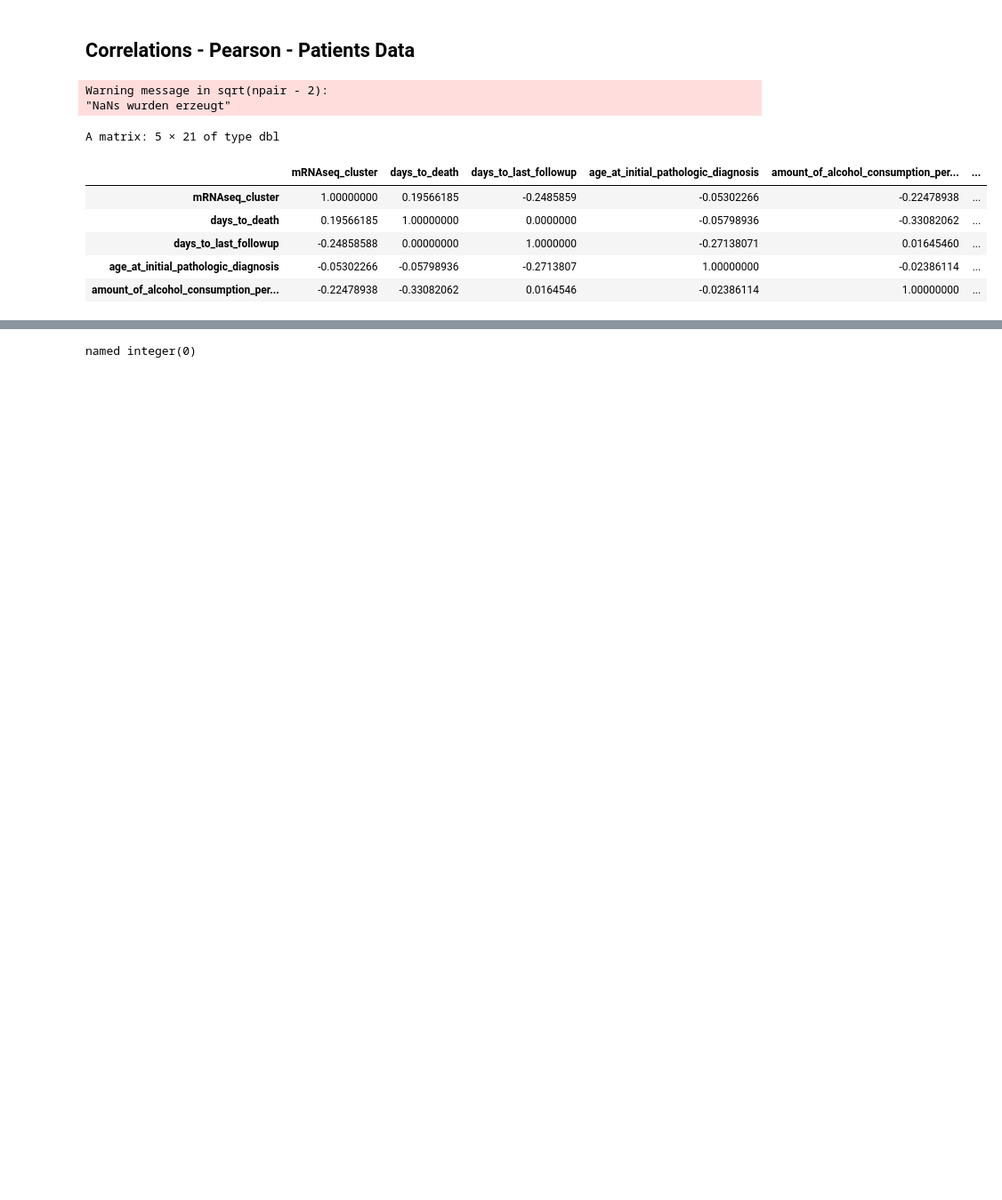
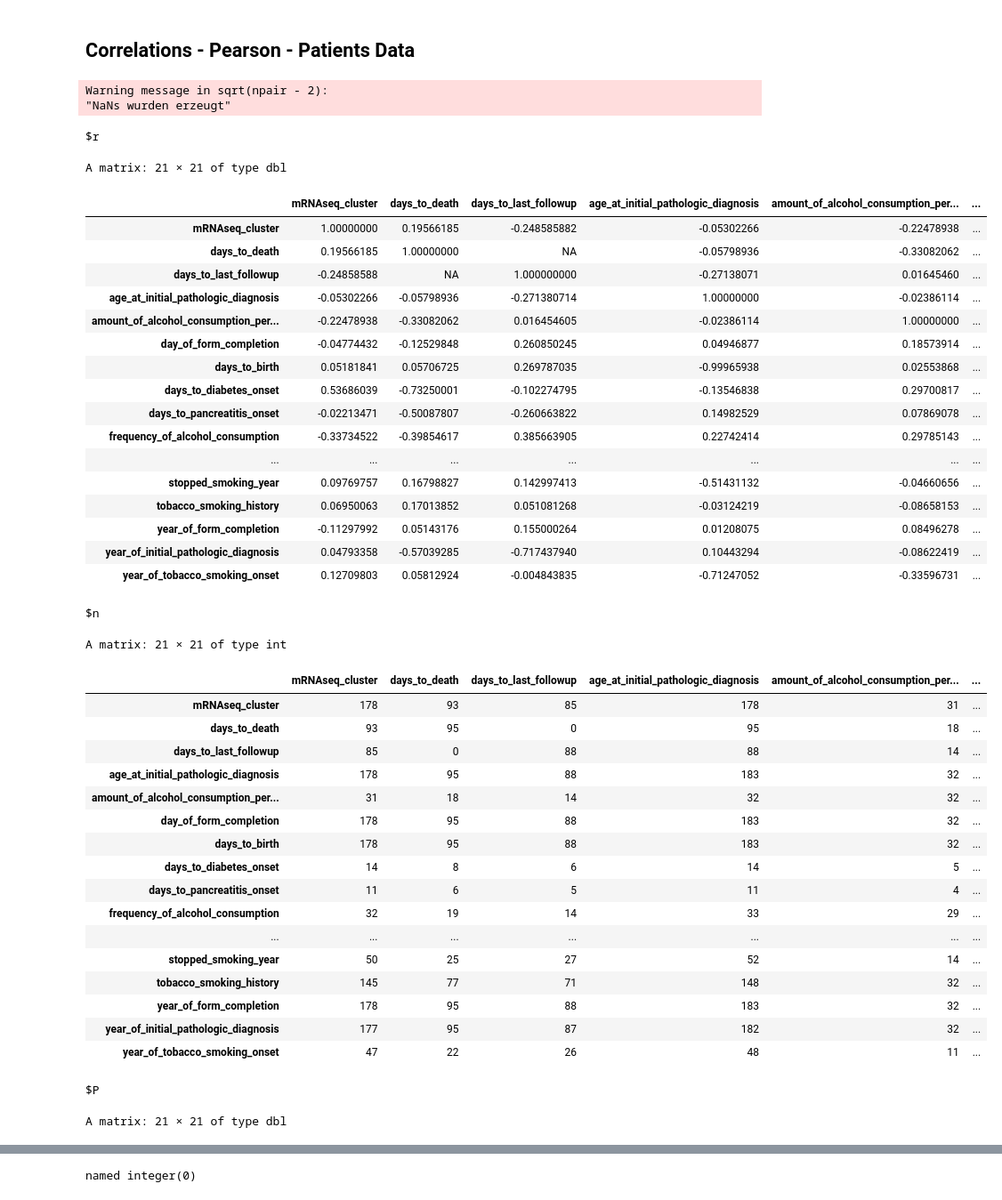
Before and after one commit to markmartorilopez/BigDataAnalytics_R, a Jupyter notebook: BigDataAnalytics_Project2021.ipynb, the cells around one changed output, grey strips where cells are left out. Shown at 89% size. Saved outputs shown, nothing was run; the diff lists cells and outputs as text; code cells hidden in the pictures; blank space fills up the shorter version.

Commit message:
update commentary and correlation plot

```diff
--- a/BigDataAnalytics_Project2021.ipynb
+++ b/BigDataAnalytics_Project2021.ipynb
@@ -313,18 +321,51 @@ Warning message:
 # %%
 corrPatient <- rcorr(as.matrix(df_patient_num))
 
-#corrPatient_plot <- cor(as.matrix(df_patient_num), use="pairwise.complete.obs")
+corrPatient_plot <- cor(as.matrix(df_patient_num), use="pairwise.complete.obs")
 
-#corrPatient_plot[is.na(corrPatient_plot)] <- 0
+corrPatient_plot[is.na(corrPatient_plot)] <- 0
 
 head(corrPatient,5) # NA Values transformed to 0. For plotting purposes.
 # %% [output]
 Warning message in sqrt(npair - 2):
 "NaNs wurden erzeugt"
-A matrix: 5 × 21 of type dbl
+$r
+A matrix: 21 × 21 of type dbl
 |  | mRNAseq_cluster | days_to_death | days_to_last_followup | age_at_initial_pathologic_diagnosis | amount_of_alcohol_consumption_per... | ... |
-| mRNAseq_cluster | 1.00000000 | 0.19566185 | -0.2485859 | -0.05302266 | -0.22478938 | ... |
-| days_to_death | 0.19566185 | 1.00000000 | 0.0000000 | -0.05798936 | -0.33082062 | ... |
-| days_to_last_followup | -0.24858588 | 0.00000000 | 1.0000000 | -0.27138071 | 0.01645460 | ... |
-| age_at_initial_pathologic_diagnosis | -0.05302266 | -0.05798936 | -0.2713807 | 1.00000000 | -0.02386114 | ... |
-| amount_of_alcohol_consumption_per... | -0.22478938 | -0.33082062 | 0.0164546 | -0.02386114 | 1.00000000 | ... |
+| mRNAseq_cluster | 1.00000000 | 0.19566185 | -0.248585882 | -0.05302266 | -0.22478938 | ... |
+| days_to_death | 0.19566185 | 1.00000000 | NA | -0.05798936 | -0.33082062 | ... |
+| days_to_last_followup | -0.24858588 | NA | 1.000000000 | -0.27138071 | 0.01645460 | ... |
+| age_at_initial_pathologic_diagnosis | -0.05302266 | -0.05798936 | -0.271380714 | 1.00000000 | -0.02386114 | ... |
+| amount_of_alcohol_consumption_per... | -0.22478938 | -0.33082062 | 0.016454605 | -0.02386114 | 1.00000000 | ... |
+| day_of_form_completion | -0.04774432 | -0.12529848 | 0.260850245 | 0.04946877 | 0.18573914 | ... |
+| days_to_birth | 0.05181841 | 0.05706725 | 0.269787035 | -0.99965938 | 0.02553868 | ... |
+| days_to_diabetes_onset | 0.53686039 | -0.73250001 | -0.102274795 | -0.13546838 | 0.29700817 | ... |
+| days_to_pancreatitis_onset | -0.02213471 | -0.50087807 | -0.260663822 | 0.14982529 | 0.07869078 | ... |
+| frequency_of_alcohol_consumption | -0.33734522 | -0.39854617 | 0.385663905 | 0.22742414 | 0.29785143 | ... |
+| ... | ... | ... | ... | ... | ... | ... |
+| stopped_smoking_year | 0.09769757 | 0.16798827 | 0.142997413 | -0.51431132 | -0.04660656 | ... |
+| tobacco_smoking_history | 0.06950063 | 0.17013852 | 0.051081268 | -0.03124219 | -0.08658153 | ... |
+| year_of_form_completion | -0.11297992 | 0.05143176 | 0.155000264 | 0.01208075 | 0.08496278 | ... |
+| year_of_initial_pathologic_diagnosis | 0.04793358 | -0.57039285 | -0.717437940 | 0.10443294 | -0.08622419 | ... |
+| year_of_tobacco_smoking_onset | 0.12709803 | 0.05812924 | -0.004843835 | -0.71247052 | -0.33596731 | ... |
+$n
+A matrix: 21 × 21 of type int
+|  | mRNAseq_cluster | days_to_death | days_to_last_followup | age_at_initial_pathologic_diagnosis | amount_of_alcohol_consumption_per... | ... |
+| mRNAseq_cluster | 178 | 93 | 85 | 178 | 31 | ... |
+| days_to_death | 93 | 95 | 0 | 95 | 18 | ... |
+| days_to_last_followup | 85 | 0 | 88 | 88 | 14 | ... |
+| age_at_initial_pathologic_diagnosis | 178 | 95 | 88 | 183 | 32 | ... |
+| amount_of_alcohol_consumption_per... | 31 | 18 | 14 | 32 | 32 | ... |
+| day_of_form_completion | 178 | 95 | 88 | 183 | 32 | ... |
+| days_to_birth | 178 | 95 | 88 | 183 | 32 | ... |
+| days_to_diabetes_onset | 14 | 8 | 6 | 14 | 5 | ... |
+| days_to_pancreatitis_onset | 11 | 6 | 5 | 11 | 4 | ... |
+| frequency_of_alcohol_consumption | 32 | 19 | 14 | 33 | 29 | ... |
+| ... | ... | ... | ... | ... | ... | ... |
+| stopped_smoking_year | 50 | 25 | 27 | 52 | 14 | ... |
+| tobacco_smoking_history | 145 | 77 | 71 | 148 | 32 | ... |
+| year_of_form_completion | 178 | 95 | 88 | 183 | 32 | ... |
+| year_of_initial_pathologic_diagnosis | 177 | 95 | 87 | 182 | 32 | ... |
+| year_of_tobacco_smoking_onset | 47 | 22 | 26 | 48 | 11 | ... |
+$P
+A matrix: 21 × 21 of type dbl
```
Also changed, not shown: parts of 33 cells of this notebook.
